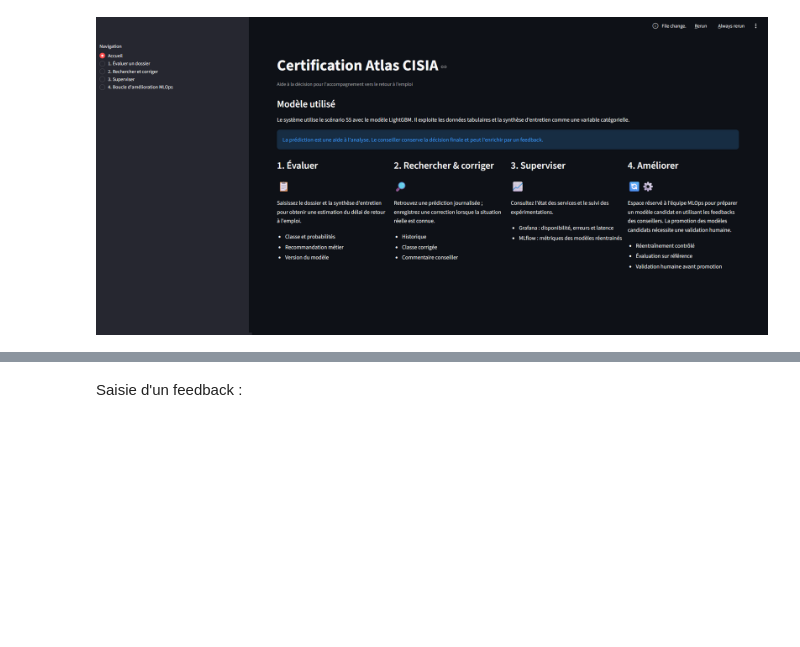
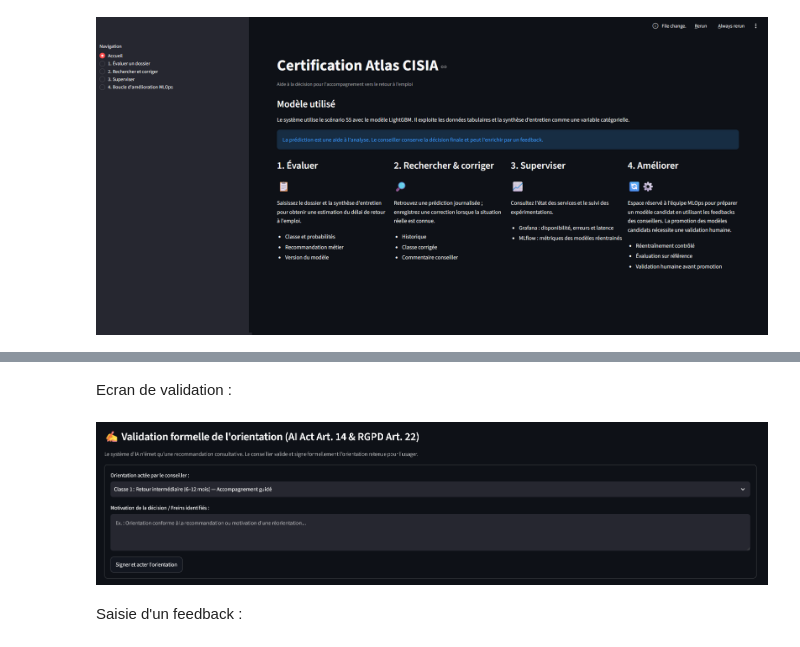
Before and after one commit to ddedomeni-j/Certification-Atlas-Cisia, a Jupyter notebook: Notebbok/ProjetFinal.ipynb, the cells around one changed output, grey strips where cells are left out. Saved outputs shown, nothing was run; the diff lists cells and outputs as text; code cells hidden in the pictures; blank space fills up the shorter version.

```diff
--- a/Notebbok/ProjetFinal.ipynb
+++ b/Notebbok/ProjetFinal.ipynb
@@ -4075 +4344,7 @@ Ecran de prédiction :
+# %%
+display(Markdown("Ecran de validation :"))
+Image("../Doc/validationRecommandation.png", width=1200)
+# %% [output]
+Ecran de validation :
+[figure, added]
 # %%
```
Also changed, not shown: parts of 62 cells of this notebook.
